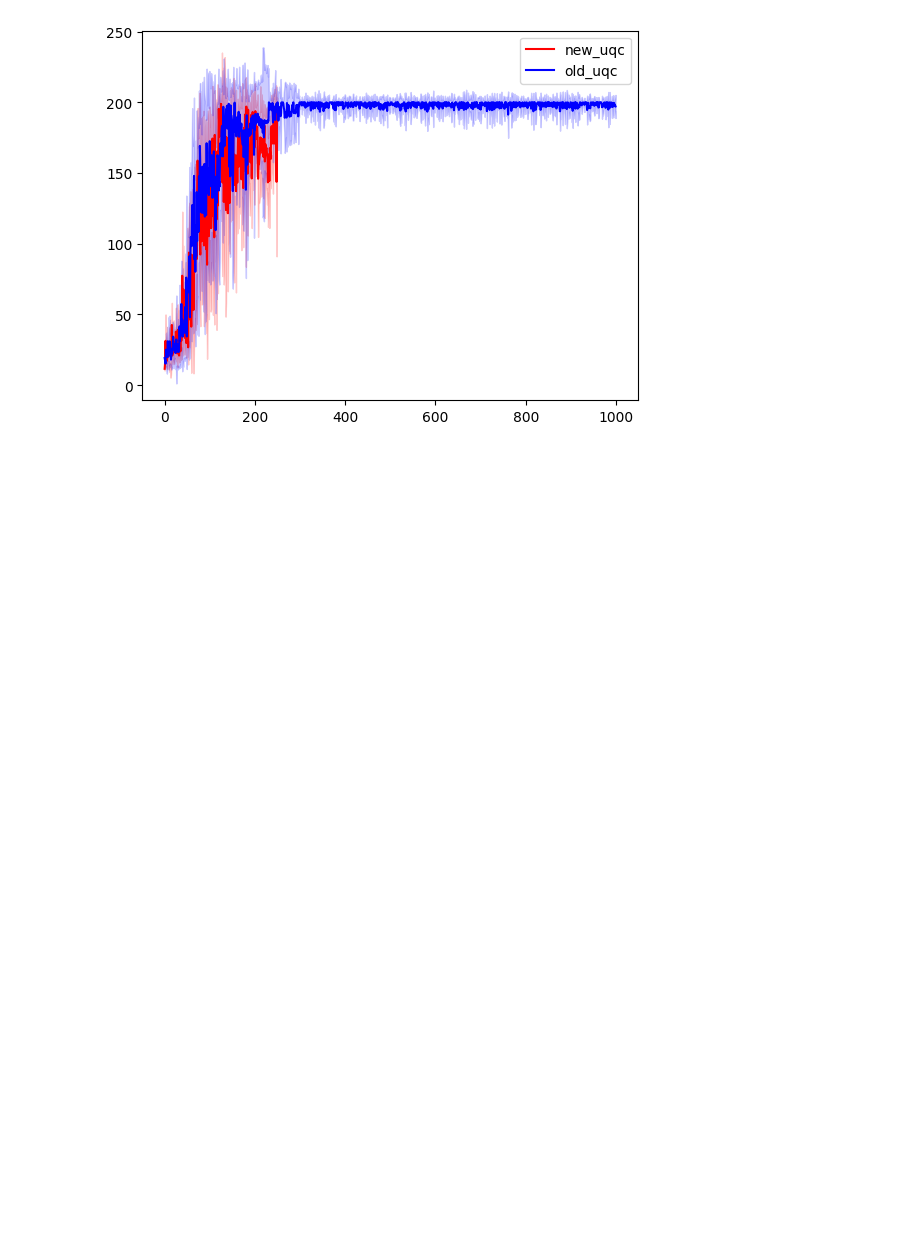
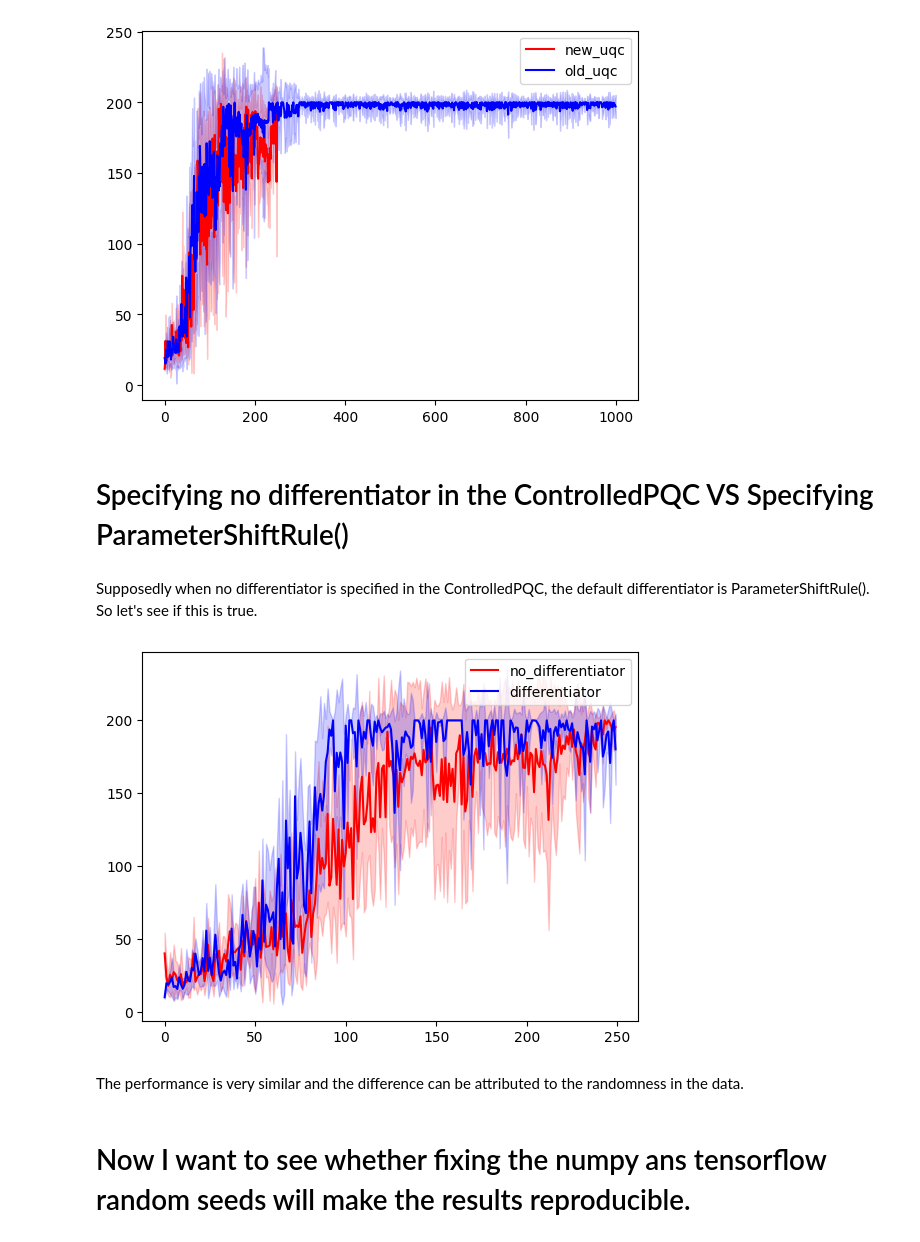
Before and after one commit to RodrigoCoelho7/VQC_Qlearning, a Jupyter notebook: data_analysis/test.ipynb, the cells around one changed output. Saved outputs shown, nothing was run; the diff lists cells and outputs as text; code cells hidden in the pictures; blank space fills up the shorter version.

```diff
--- a/data_analysis/test.ipynb
+++ b/data_analysis/test.ipynb
@@ -27,3 +27,35 @@ plt.legend()
 plt.show()
 # %% [output]
 [figure]
+# %% [markdown]
+# Specifying no differentiator in the ControlledPQC VS Specifying ParameterShiftRule()
+# %% [markdown]
+Supposedly when no differentiator is specified in the ControlledPQC, the default differentiator is ParameterShiftRule(). So let's see if this is true.
+# %%
+no_differentiator_path = "../../results/testing/skolik_old"
+differentiator_path = "../../results/testing/skolik_parameter_shift"
+
+no_differentiator = Analysis(no_differentiator_path)
+differentiator = Analysis(differentiator_path)
+# %%
+no_differentiator_return = no_differentiator.get_rewards()
+differentiator_return = differentiator.get_rewards()
+
+no_differentiator_mean = np.mean(no_differentiator_return, axis=0)
+differentiator_mean = np.mean(differentiator_return, axis=0)
+
+no_differentiator_std = np.std(no_differentiator_return, axis=0)
+differentiator_std = np.std(differentiator_return, axis=0)
+# %%
+plt.plot(no_differentiator_mean, color = "red", label="no_differentiator")
+plt.plot(differentiator_mean, color = "blue", label="differentiator")
+plt.fill_between(np.arange(len(no_differentiator_mean)), no_differentiator_mean - no_differentiator_std, no_differentiator_mean + no_differentiator_std, color = "red", alpha = 0.2)
+plt.fill_between(np.arange(len(differentiator_mean)), differentiator_mean - differentiator_std, differentiator_mean + differentiator_std, color = "blue", alpha = 0.2)
+plt.legend()
+plt.show()
+# %% [output]
+[figure, added]
+# %% [markdown]
+The performance is very similar and the difference can be attributed to the randomness in the data.
+# %% [markdown]
+# Now I want to see whether fixing the numpy ans tensorflow random seeds will make the results reproducible.
```
Also changed, not shown: parts of 3 cells of this notebook.
